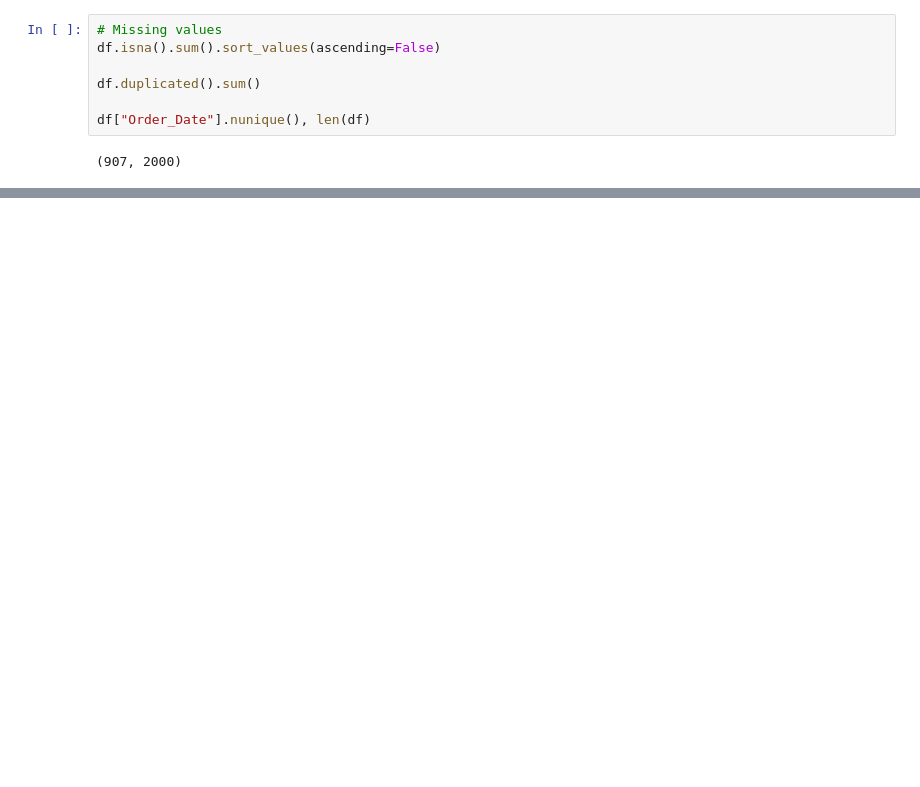
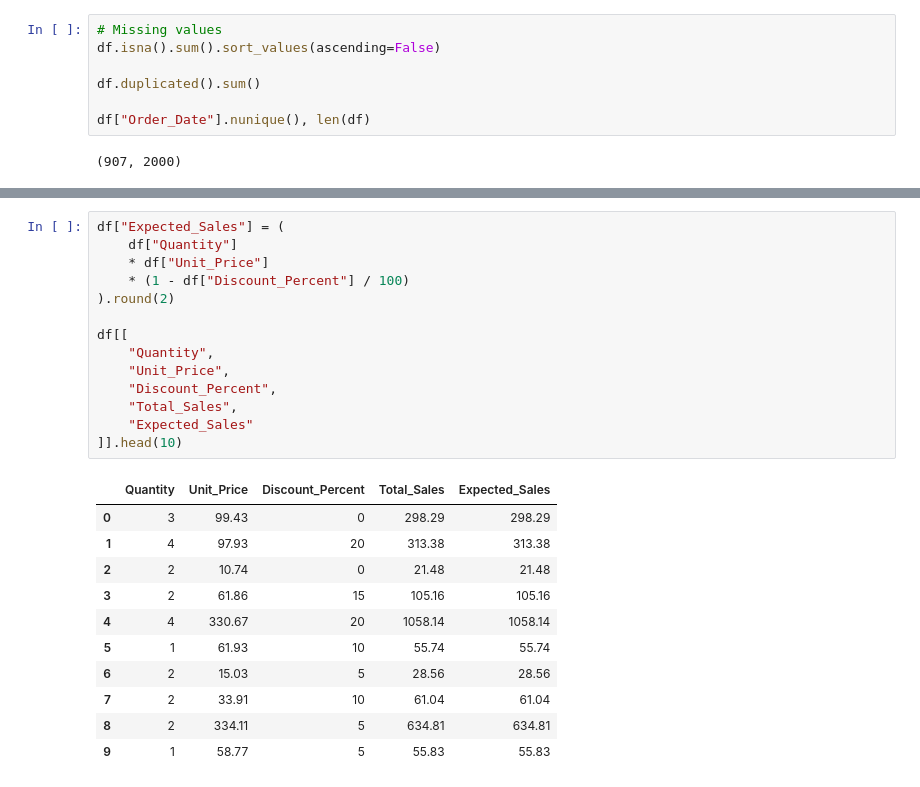
Before and after one commit to galhkoernia/ecommerce-analytics, a Jupyter notebook: notebooks/01_data_audit.ipynb, the cells around one changed output, grey strips where cells are left out. Drawn from its saved outputs; the diff is of its cells as text; blank space fills up the shorter version.

```diff
--- a/notebooks/01_data_audit.ipynb
+++ b/notebooks/01_data_audit.ipynb
@@ -53,0 +118,26 @@ df["Order_Date"].nunique(), len(df)
+# %%
+df["Expected_Sales"] = (
+    df["Quantity"]
+    * df["Unit_Price"]
+    * (1 - df["Discount_Percent"] / 100)
+).round(2)
+
+df[[
+    "Quantity",
+    "Unit_Price",
+    "Discount_Percent",
+    "Total_Sales",
+    "Expected_Sales"
+]].head(10)
+# %% [output]
+|  | Quantity | Unit_Price | Discount_Percent | Total_Sales | Expected_Sales |
+| 0 | 3 | 99.43 | 0 | 298.29 | 298.29 |
+| 1 | 4 | 97.93 | 20 | 313.38 | 313.38 |
+| 2 | 2 | 10.74 | 0 | 21.48 | 21.48 |
+| 3 | 2 | 61.86 | 15 | 105.16 | 105.16 |
+| 4 | 4 | 330.67 | 20 | 1058.14 | 1058.14 |
+| 5 | 1 | 61.93 | 10 | 55.74 | 55.74 |
+| 6 | 2 | 15.03 | 5 | 28.56 | 28.56 |
+| 7 | 2 | 33.91 | 10 | 61.04 | 61.04 |
+| 8 | 2 | 334.11 | 5 | 634.81 | 634.81 |
+| 9 | 1 | 58.77 | 5 | 55.83 | 55.83 |
```
Also changed, not shown: parts of 7 cells of this notebook, 1 other file.
